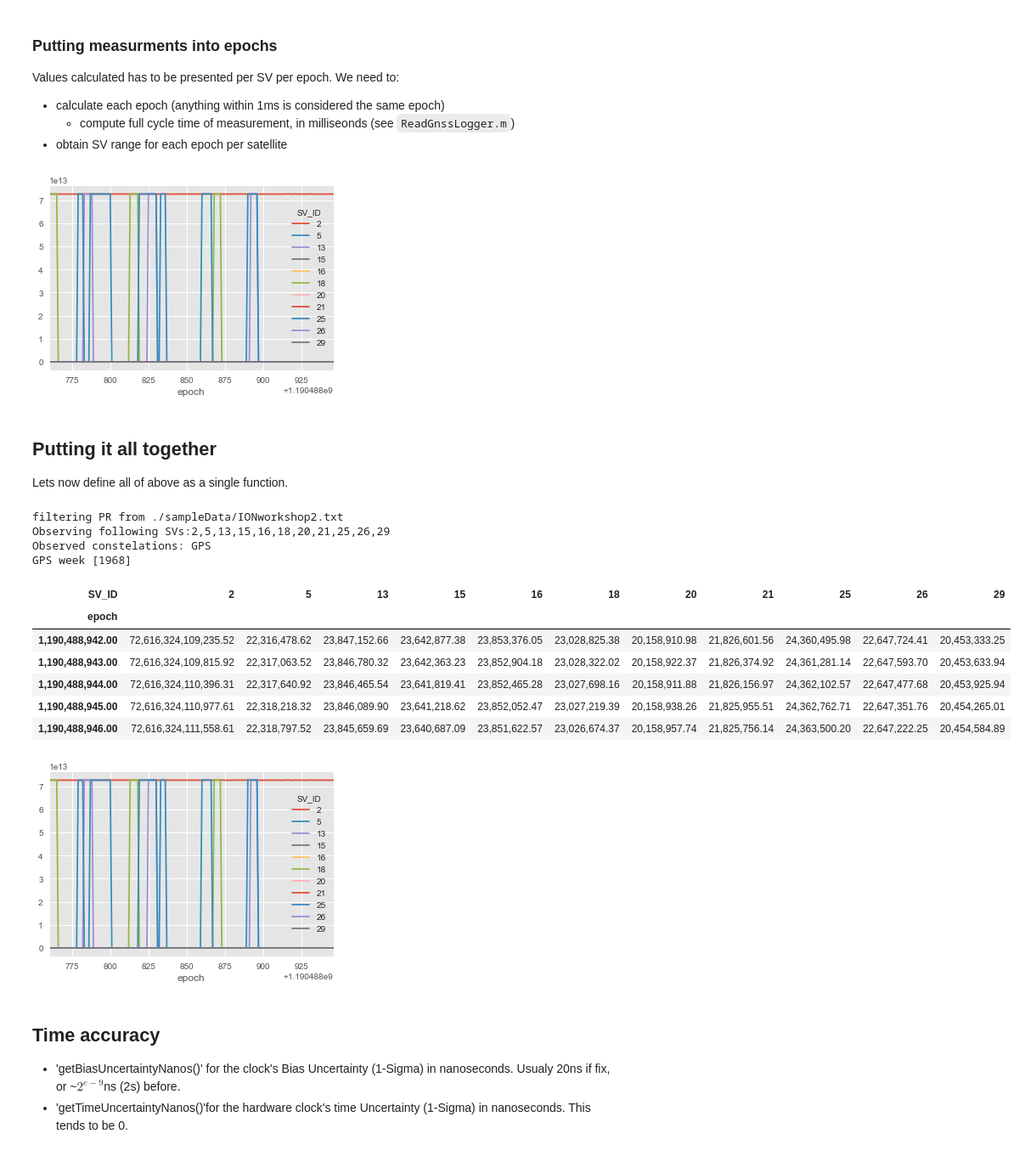
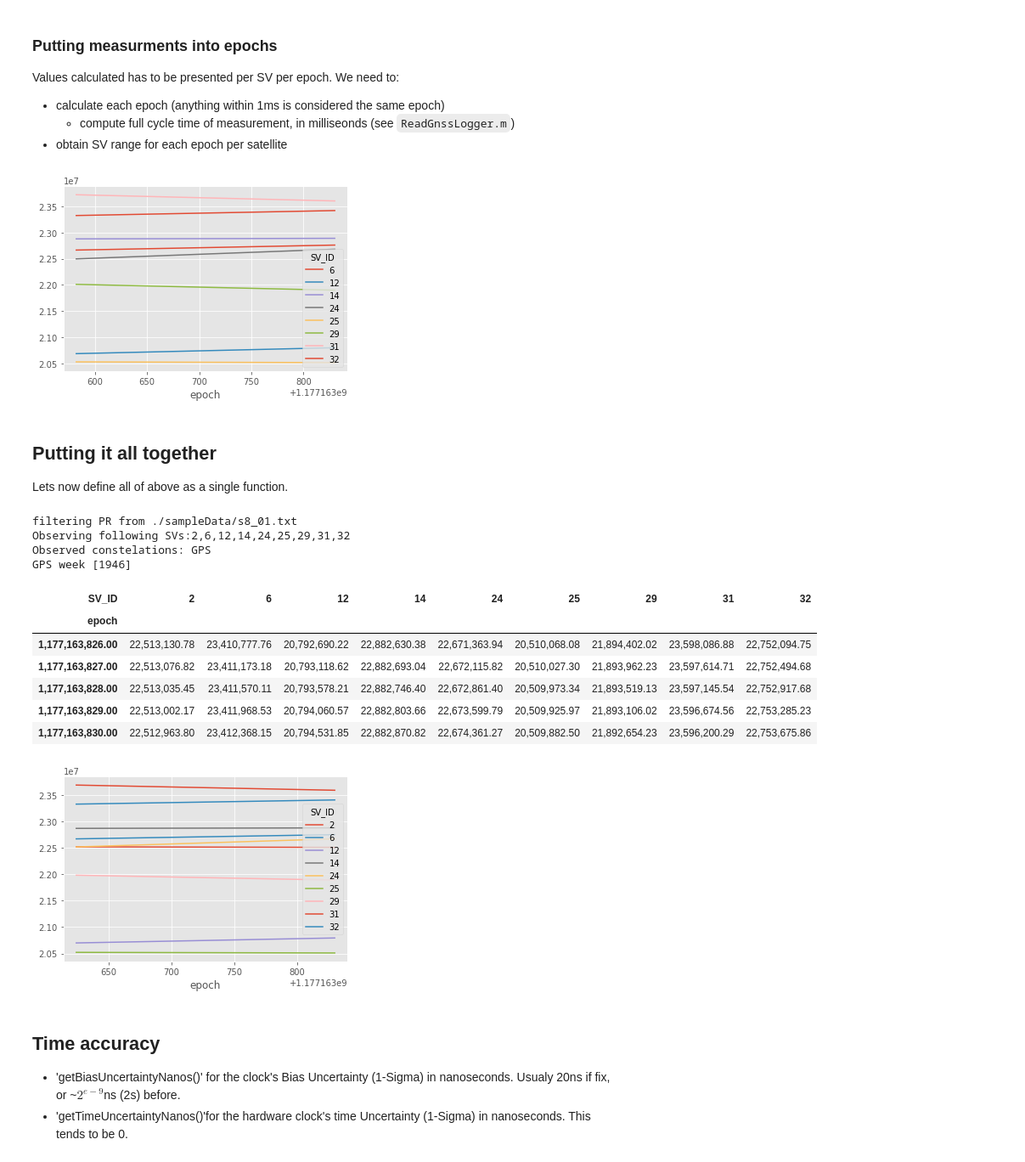
Before and after one commit to DfAC/AndroidGNSS, a Jupyter notebook: ProcessRanges.ipynb, the cells around one changed output. Shown: that part at 85% size. Drawn from its saved outputs; the diff is of its cells as text; code cells hidden in the pictures.

```diff
--- a/ProcessRanges.ipynb
+++ b/ProcessRanges.ipynb
@@ -22,7 +22,10 @@ from __future__ import division #so I can have float as std and int as //
 #return text string - memory hungry but fast
 #http://stackoverflow.com/questions/10717504/is-it-possible-to-use-read-csv-to-read-only-specific-lines
 def SimpleLineGrep(ASCIIfileName,filterKeyword):
-  from cStringIO import StringIO
+  try:
+    from StringIO import StringIO
+  except ImportError:
+    from io import StringIO
   s = StringIO()
 
   with open(ASCIIfileName) as f:
@@ -95,9 +98,9 @@ def readGNSSLogger (data_file):
                           encoding = 'utf-8-sig',na_values = ["NULL",""],engine ='c')
   return dataFrame
 # %%
-data_file = "./sampleData/IONworkshop2.txt"
+data_file = "./sampleData/s8_01.txt"
 df_GNSS = readGNSSLogger(data_file)
 
+df_GNSS = df_GNSS[1000:] #cut noisy start of data -> this is for my S8 data
 df_GNSS.head()
-#df_GNSS = df_GNSS[1000:] #cut noisy start of data -> this is for my S8 data
 # %% [output]
@@ -133,5 +138,5 @@ def BasicInfo(AndroidData):
   listOfConstelations = AndroidData.ConstellationType.unique()
   GNSS_Constelations = {1:'GPS',2:'SBAS',3:'GLONASS',4:'QZSS',5:'BeiDou',6:'Galileo'}
 
-  print 'Observing following SVs:{}\nObserved constelations: {}'.format(
-      ','.join(map(str,listOfSV)),','.join([GNSS_Constelations[s] for s in listOfConstelations]))
+  print('Observing following SVs:{}\nObserved constelations: {}'.format(
+      ','.join(map(str,listOfSV)),','.join([GNSS_Constelations[s] for s in listOfConstelations])))
@@ -218,10 +222,11 @@ allRxSec = (df_GNSS.TimeNanos - df_GNSS.FullBiasNanos)*1e-9;
 epoch=allRxSec[0::len(listOfSV)]
 
 df_PR =pd.DataFrame({'epoch': allRxSec,'SV_ID': df_GNSS.Svid,'PR': PR_m})
+df_PR =df_PR[df_PR.SV_ID !=2] #remove this SV
 SV_ranges = df_PR.pivot(index='epoch',columns='SV_ID', values='PR')
 SV_ranges.plot();
 # %% [output]
-[figure, old version]
+[figure, new version]
 # %% [markdown]
 ## Putting it all together
 
@@ -251,28 +256,28 @@ def CalculatePseudorange(dataFrame):
   return df_PRbySV
 # %%
 df_GNSS = readGNSSLogger(data_file)
+df_GNSS = df_GNSS[2000:]
 df_GNSS = df_GNSS[df_GNSS.ConstellationType==1]
-#df_GNSS = df_GNSS[1000:]
 BasicInfo(df_GNSS)
 
 pseudoranges = CalculatePseudorange(df_GNSS)
 pseudoranges.tail()
 # %% [output]
-filtering PR from ./sampleData/IONworkshop2.txt
-Observing following SVs:2,5,13,15,16,18,20,21,25,26,29
+filtering PR from ./sampleData/s8_01.txt
+Observing following SVs:2,6,12,14,24,25,29,31,32
 Observed constelations: GPS
-GPS week [1968]
+GPS week [1946]
-| SV_ID | 2 | 5 | 13 | 15 | 16 | 18 | 20 | 21 | 25 | 26 | 29 |
-| epoch |  |  |  |  |  |  |  |  |  |  |  |
-| 1,190,488,942.00 | 72,616,324,109,235.52 | 22,316,478.62 | 23,847,152.66 | 23,642,877.38 | 23,853,376.05 | 23,028,825.38 | 20,158,910.98 | 21,826,601.56 | 24,360,495.98 | 22,647,724.41 | 20,453,333.25 |
-| 1,190,488,943.00 | 72,616,324,109,815.92 | 22,317,063.52 | 23,846,780.32 | 23,642,363.23 | 23,852,904.18 | 23,028,322.02 | 20,158,922.37 | 21,826,374.92 | 24,361,281.14 | 22,647,593.70 | 20,453,633.94 |
-| 1,190,488,944.00 | 72,616,324,110,396.31 | 22,317,640.92 | 23,846,465.54 | 23,641,819.41 | 23,852,465.28 | 23,027,698.16 | 20,158,911.88 | 21,826,156.97 | 24,362,102.57 | 22,647,477.68 | 20,453,925.94 |
-| 1,190,488,945.00 | 72,616,324,110,977.61 | 22,318,218.32 | 23,846,089.90 | 23,641,218.62 | 23,852,052.47 | 23,027,219.39 | 20,158,938.26 | 21,825,955.51 | 24,362,762.71 | 22,647,351.76 | 20,454,265.01 |
-| 1,190,488,946.00 | 72,616,324,111,558.61 | 22,318,797.52 | 23,845,659.69 | 23,640,687.09 | 23,851,622.57 | 23,026,674.37 | 20,158,957.74 | 21,825,756.14 | 24,363,500.20 | 22,647,222.25 | 20,454,584.89 |
+| SV_ID | 2 | 6 | 12 | 14 | 24 | 25 | 29 | 31 | 32 |
+| epoch |  |  |  |  |  |  |  |  |  |
+| 1,177,163,826.00 | 22,513,130.78 | 23,410,777.76 | 20,792,690.22 | 22,882,630.38 | 22,671,363.94 | 20,510,068.08 | 21,894,402.02 | 23,598,086.88 | 22,752,094.75 |
+| 1,177,163,827.00 | 22,513,076.82 | 23,411,173.18 | 20,793,118.62 | 22,882,693.04 | 22,672,115.82 | 20,510,027.30 | 21,893,962.23 | 23,597,614.71 | 22,752,494.68 |
+| 1,177,163,828.00 | 22,513,035.45 | 23,411,570.11 | 20,793,578.21 | 22,882,746.40 | 22,672,861.40 | 20,509,973.34 | 21,893,519.13 | 23,597,145.54 | 22,752,917.68 |
+| 1,177,163,829.00 | 22,513,002.17 | 23,411,968.53 | 20,794,060.57 | 22,882,803.66 | 22,673,599.79 | 20,509,925.97 | 21,893,106.02 | 23,596,674.56 | 22,753,285.23 |
+| 1,177,163,830.00 | 22,512,963.80 | 23,412,368.15 | 20,794,531.85 | 22,882,870.82 | 22,674,361.27 | 20,509,882.50 | 21,892,654.23 | 23,596,200.29 | 22,753,675.86 |
 # %%
 pseudoranges.plot();
 # %% [output]
-[figure, old version]
+[figure, new version]
 # %% [markdown]
 ## Time accuracy
 
```
Also changed, not shown: parts of 20 cells of this notebook.
